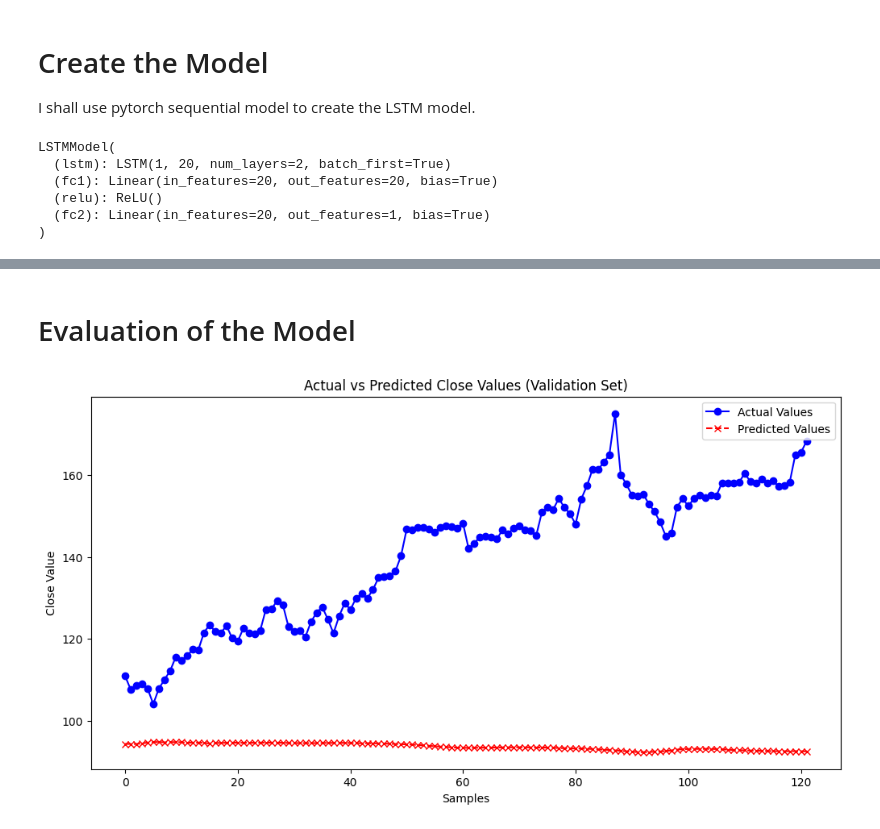
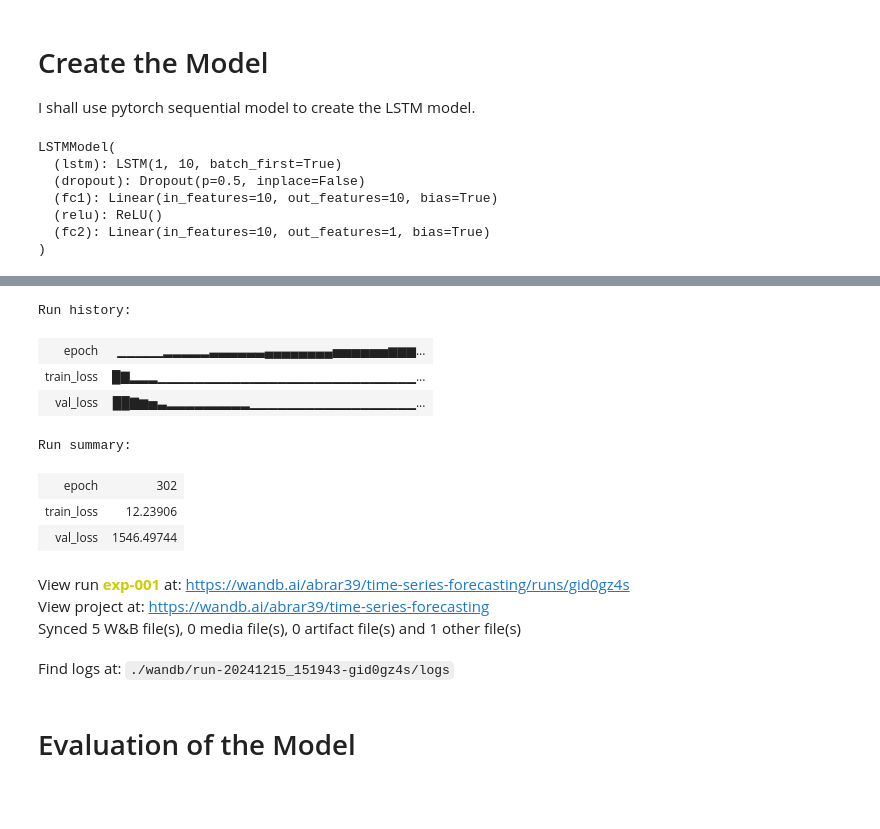
Before and after one commit to abrar39/Time-Series-Forecasting, a Jupyter notebook: Stock_Price_Prediction_using_LSTM.ipynb, the cells around one changed output, grey strips where cells are left out. Cells and saved outputs as stored; diff of their text form; code cells hidden in the pictures; blank space fills up the shorter version.

Commit message:
1- W&B implemented. 2. Dropout implemented

```diff
--- a/Stock_Price_Prediction_using_LSTM.ipynb
+++ b/Stock_Price_Prediction_using_LSTM.ipynb
@@ -34,0 +44,11 @@ from torch.utils.data import DataLoader, TensorDataset
+# %%
+wandb.init(project="time-series-forecasting", name="exp-001", config={
+    "hidden_size": 10,
+    "num_layers": 1,
+    "dropout": 0.5,
+    "batch_size": 32,
+    "learning_rate": 1e-3,
+    "epochs" : 500
+})
+
+config = wandb.config
@@ -144,10 +170,11 @@ class LSTMModel(nn.Module):
     def __init__(self):
         super(LSTMModel, self).__init__()
         #self.input_layer = nn.Linear(5, 5)  # Input transformation layer (if needed)
-        self.lstm = nn.LSTM(input_size=1, hidden_size=20, num_layers=1, batch_first=True)
-        self.fc1 = nn.Linear(20, 20)
+        self.lstm = nn.LSTM(input_size=1, hidden_size=config.hidden_size, num_layers=config.num_layers, batch_first=True)
+        self.dropout = nn.Dropout(config.dropout)
+        self.fc1 = nn.Linear(config.hidden_size, config.hidden_size)
         self.relu = nn.ReLU()
-        self.fc2 = nn.Linear(20, 1)
+        self.fc2 = nn.Linear(config.hidden_size, 1)
 
     def forward(self, x):
         #x = self.input_layer(x)  # Transform the input (optional, depending on data)
@@ -162,10 +189,11 @@ model = LSTMModel()
 print(model)
 # %% [output]
 LSTMModel(
-  (lstm): LSTM(1, 20, num_layers=2, batch_first=True)
-  (fc1): Linear(in_features=20, out_features=20, bias=True)
+  (lstm): LSTM(1, 10, batch_first=True)
+  (dropout): Dropout(p=0.5, inplace=False)
+  (fc1): Linear(in_features=10, out_features=10, bias=True)
   (relu): ReLU()
-  (fc2): Linear(in_features=20, out_features=1, bias=True)
+  (fc2): Linear(in_features=10, out_features=1, bias=True)
 )
 # %%
 def train_model(model, train_loader, loss, optimizer, batch_size, device, epochs=100, patience=5):
@@ -208,23 +236,38 @@ def train_model(model, train_loader, loss, optimizer, batch_size, device, epochs
     else:
         epochs_since_improvement += 1  # Increment the counter if no improvement
 
+    # Log the results to WANDB
+    wandb.log({
+        "epoch": epoch + 1,
+        "train_loss": epoch_loss / len(train_loader),
+        "val_loss": val_loss.item()
+    })
+
     # Early stopping condition
     if epochs_since_improvement >= patience:
         print(f"Early stopping after {epoch + 1} epochs")
         break  # Stop training if no improvement after `patience` epochs
 # %%
+
 # Define the loss function and optimizer
 criterion = nn.MSELoss()  # the loss function
-optimizer = optim.Adam(model.parameters(), lr=0.001) # the optimizer
+optimizer = optim.Adam(model.parameters(), lr=config.learning_rate) # the optimizer
 
 # Create DataLoader
-batch_size = 32
+batch_size = config.batch_size
 train_dataset = TensorDataset(X_train, y_train)
 train_loader = DataLoader(train_dataset, batch_size=batch_size, shuffle=True)
 
 # Epochs
-num_epochs = 500
+num_epochs = config.epochs
 patience=5 # early stopping criteria
 
 train_model(model, train_loader, loss=criterion, optimizer=optimizer, batch_size=batch_size, device=device, epochs=num_epochs, patience=patience)
+
+# Save and log the model
+torch.save(model.state_dict(), "model-exp-001.pth")
+wandb.save("model-exp-001.pth")
+
+# End the W&B run
+wandb.finish()
 # %% [output]
@@ -248,3 +291,15 @@ Early stopping after 278 epochs
+Run history:
+| epoch | ▁▁▁▁▁▂▂▂▂▂▃▃▃▃▃▃▄▄▄▄▄▄▄▄▅▅▅▅▅▅▆▆▆... |
+| train_loss | █▇▂▂▂▁▁▁▁▁▁▁▁▁▁▁▁▁▁▁▁▁▁▁▁▁▁▁▁▁▁▁▁... |
+| val_loss | ██▇▆▅▃▂▂▂▂▂▂▂▂▂▁▁▁▁▁▁▁▁▁▁▁▁▁▁▁▁▁▁... |
+Run summary:
+| epoch | 302 |
+| train_loss | 12.23906 |
+| val_loss | 1546.49744 |
+View run exp-001 at: https://wandb.ai/abrar39/time-series-forecasting/runs/gid0gz4s
+View project at: https://wandb.ai/abrar39/time-series-forecasting
+Synced 5 W&B file(s), 0 media file(s), 0 artifact file(s) and 1 other file(s)
+Find logs at: ./wandb/run-20241215_151943-gid0gz4s/logs
 # %% [markdown]
 # Evaluation of the Model
 # %%
@@ -282,8 +337,6 @@ plt.ylabel("Close Value")
 plt.title("Actual vs Predicted Close Values (Validation Set)")
 plt.legend()
 plt.show()
-# %% [output]
-[figure, removed]
 # %%
 # Plot actual vs predicted values for the first few samples
 num_samples_to_display = 10  # Set how many samples you want to display
```
Also changed, not shown: parts of 4 cells of this notebook.
